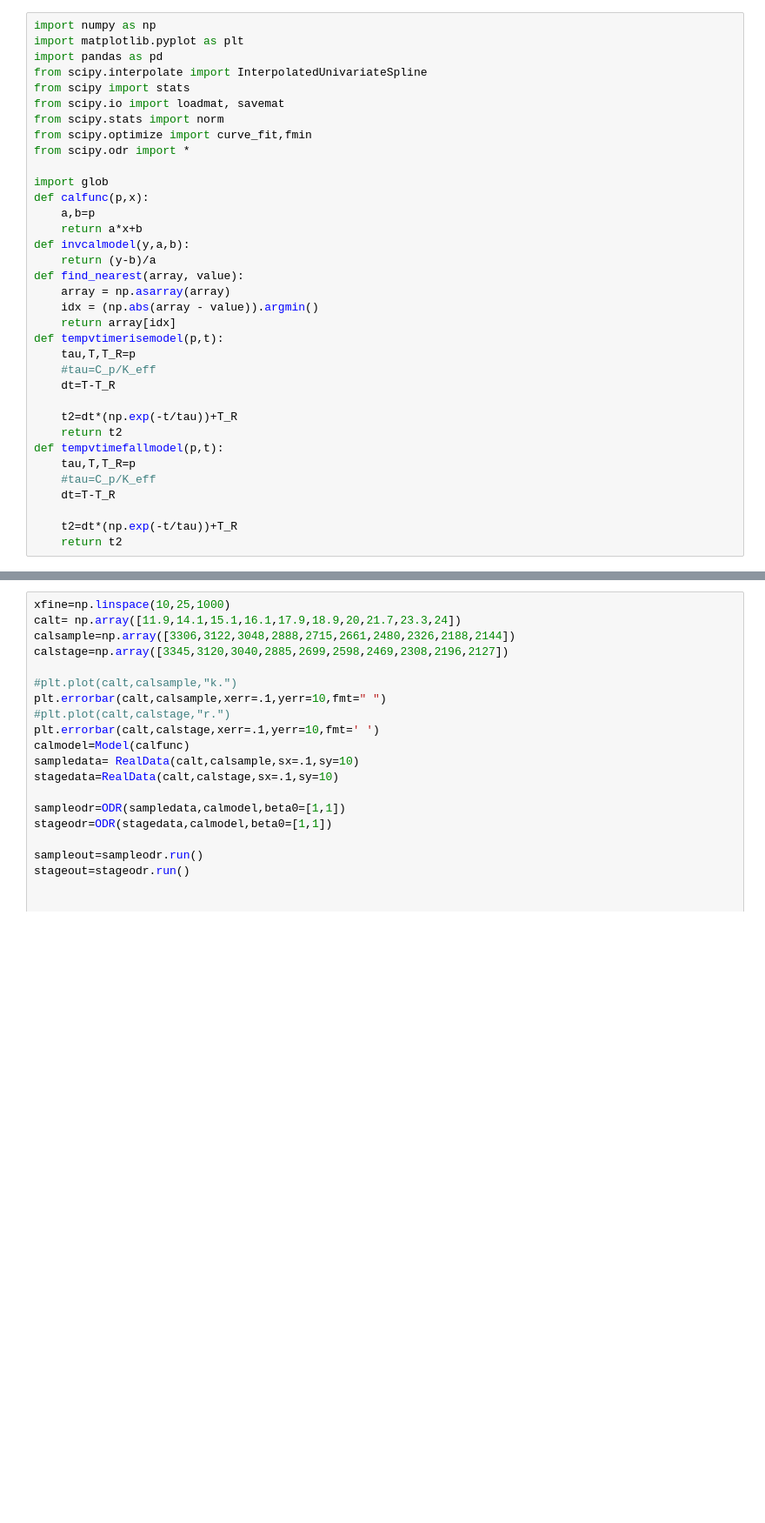
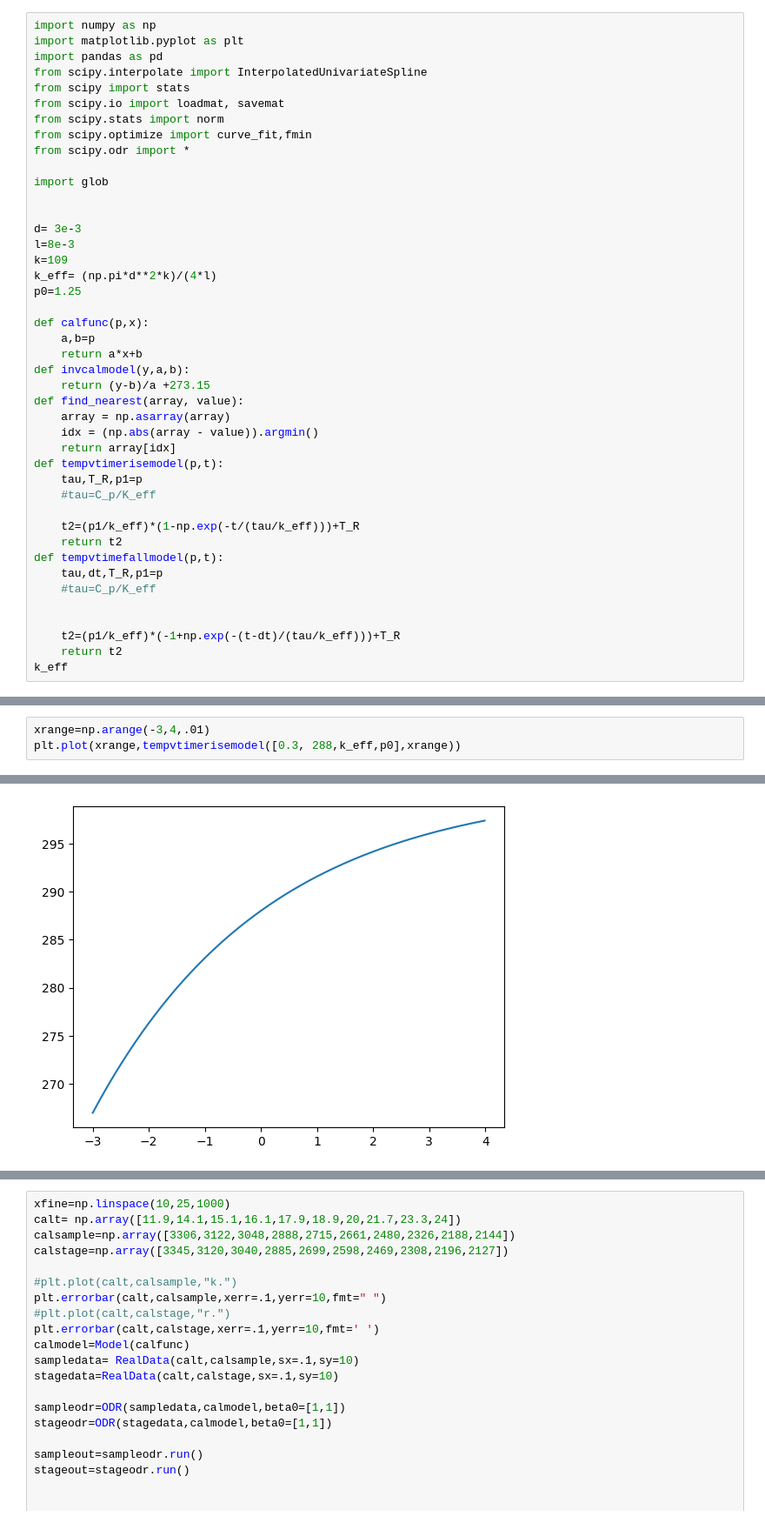
Before and after one commit to cwru-robin/Phys301, a Jupyter notebook: FerroMagnitism/Untitled.ipynb, the cells around one changed output, grey strips where cells are left out. Shown at 87% size. Cells and saved outputs as stored; diff of their text form; blank space fills up the shorter version.

```diff
--- a/FerroMagnitism/Untitled.ipynb
+++ b/FerroMagnitism/Untitled.ipynb
@@ -10,26 +10,34 @@ from scipy.optimize import curve_fit,fmin
 from scipy.odr import *
 
 import glob
+
+
+d= 3e-3
+l=8e-3
+k=109
+k_eff= (np.pi*d**2*k)/(4*l)
+p0=1.25
+
 def calfunc(p,x):
     a,b=p
     return a*x+b
 def invcalmodel(y,a,b):
-    return (y-b)/a
+    return (y-b)/a +273.15
 def find_nearest(array, value):
     array = np.asarray(array)
     idx = (np.abs(array - value)).argmin()
     return array[idx]
 def tempvtimerisemodel(p,t):
-    tau,T,T_R=p
+    tau,T_R,p1=p
     #tau=C_p/K_eff
-    dt=T-T_R
 
-    t2=dt*(np.exp(-t/tau))+T_R
+    t2=(p1/k_eff)*(1-np.exp(-t/(tau/k_eff)))+T_R
     return t2
 def tempvtimefallmodel(p,t):
-    tau,T,T_R=p
+    tau,dt,T_R,p1=p
     #tau=C_p/K_eff
-    dt=T-T_R
 
-    t2=dt*(np.exp(-t/tau))+T_R
+
+    t2=(p1/k_eff)*(-1+np.exp(-(t-dt)/(tau/k_eff)))+T_R
     return t2
+k_eff
@@ -41,0 +46,4 @@ plt.plot(trange,tempvtimemodel(t=trange,p=[6.34,275.15,274.15]))
+# %%
+xrange=np.arange(-3,4,.01)
+plt.plot(xrange,tempvtimerisemodel([0.3, 288,k_eff,p0],xrange))
+# %% [output]
@@ -42,2 +51,3 @@ plt.plot(trange,tempvtimemodel(t=trange,p=[6.34,275.15,274.15]))
+[figure, added]
 # %% [markdown]
 Input pulse was a heavside 0 to 5v over 10 s on a 200 ohm resistor'
```
Also changed, not shown: parts of 7 cells of this notebook.
